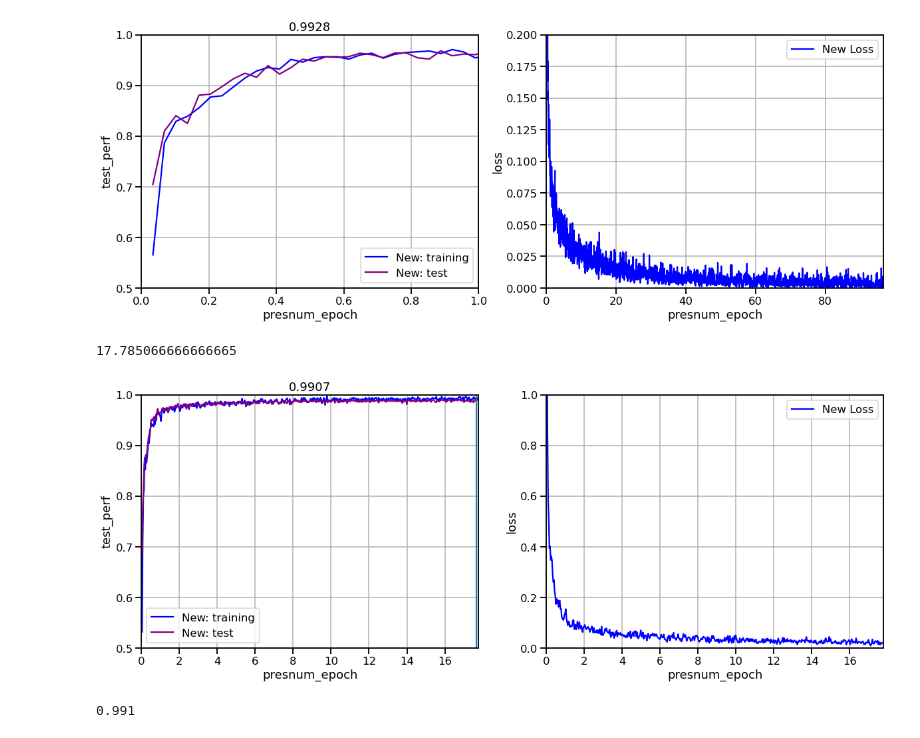
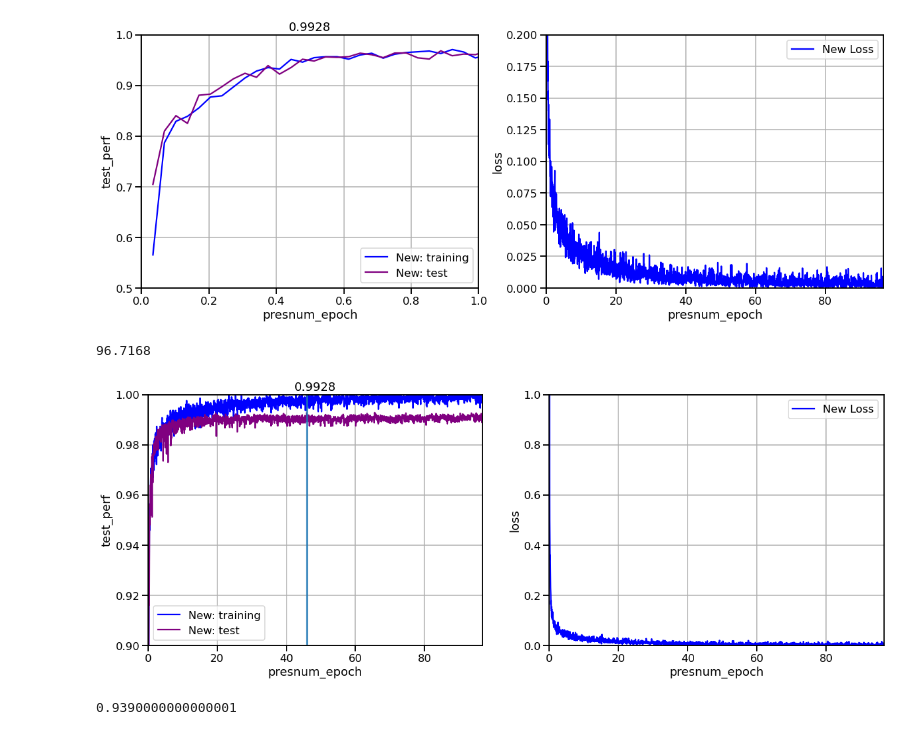
Before and after one commit to compmem/DeepSITH, a Jupyter notebook: experiments/psMNIST/performance_visualization.ipynb, the cells around one changed output. Saved outputs shown, nothing was run; the diff lists cells and outputs as text; code cells hidden in the pictures.

```diff
--- a/experiments/psMNIST/performance_visualization.ipynb
+++ b/experiments/psMNIST/performance_visualization.ipynb
@@ -186,7 +303,7 @@ mark = dato.presnum_epoch.max()
 96.7168
 [figure]
 # %%
-dat = pd.read_csv(os.path.join('perf', 'smnist_deepsith_5.csv'))
+dat = pd.read_csv(os.path.join('perf', 'smnist_deepsith_2.csv'))
 dat.columns = ['loss', 'test_perf', 'epoch', 'presnum', 'perf']
 maxpres = 60000
 dat['presnum_epoch'] = ((dat.presnum*64) + maxpres*dat.epoch)/maxpres
@@ -195,37 +312,37 @@ fig = plt.figure(figsize=(20,7))
 ax = fig.add_subplot(1,2,1)
 sn.lineplot(data=dat, x=dat.presnum_epoch, y='perf', ax=ax,
             color='blue', dashes=[(2,2)])
 sn.lineplot(data=dat, x=dat.presnum_epoch, y='test_perf', ax=ax,
             color='purple')
 
 ax.legend(["New: training", "New: test",
            "Old: training", "Old: test"])
 ax.set_title(dat.test_perf.max())
 ax.axvline(dat.presnum_epoch[dat.test_perf.argmax()])
 ax.grid(True)
 
-ax.set_ylim(.5, 1.0)
+ax.set_ylim(.9, 1.0)
 ax.set_xlim(0,dat.presnum_epoch.max())#)
 
 #ax.set_xlim(0,15)#)
 
 ax = fig.add_subplot(1,2,2)
 sn.lineplot(data=dat, x=dat.presnum_epoch, y='loss', ax=ax,
             color='blue')
 
 ax.legend(["New Loss", "Old Loss"])
 ax.set_xlim(0,dat.presnum_epoch.max())#)
 
 #ax.set_xlim(0,15)#)
 ax.set_ylim(0,1)#)
 
 ax.grid(True)
 print(dat.presnum_epoch.max())
 mark = dat.presnum_epoch.max()
 # %% [output]
-17.785066666666665
+96.7168
-[figure, old version]
+[figure, new version]
 # %%
 dato[dato.presnum_epoch <= mark].test_perf.max()
 # %% [output]
-0.991
+0.9390000000000001
```
Also changed, not shown: parts of 12 cells of this notebook, 17 other files.
